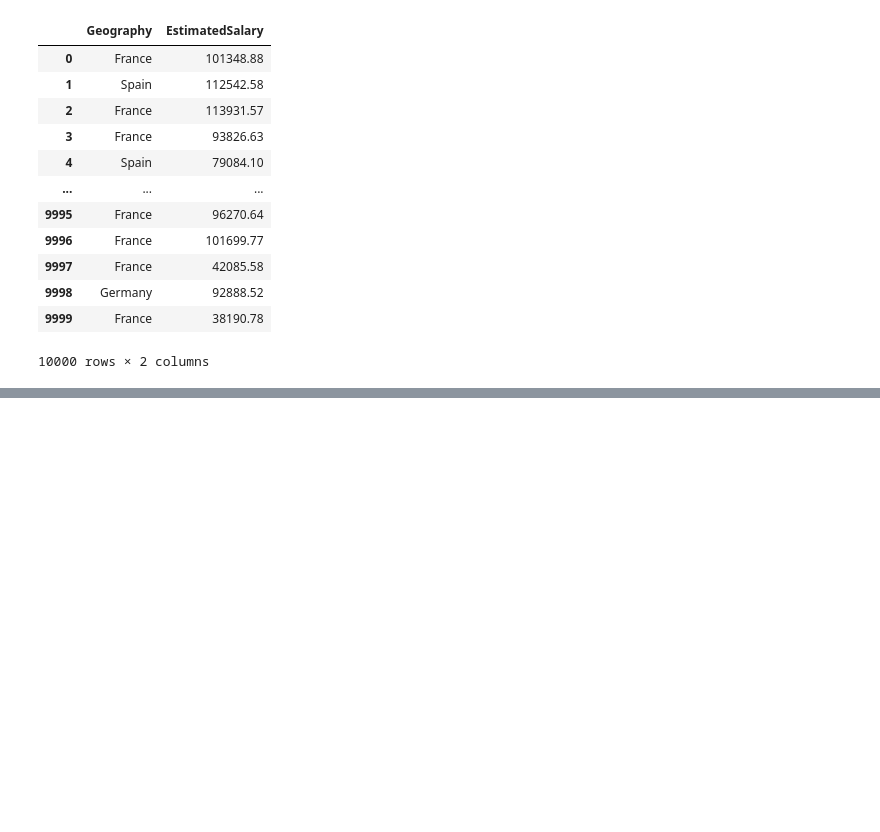
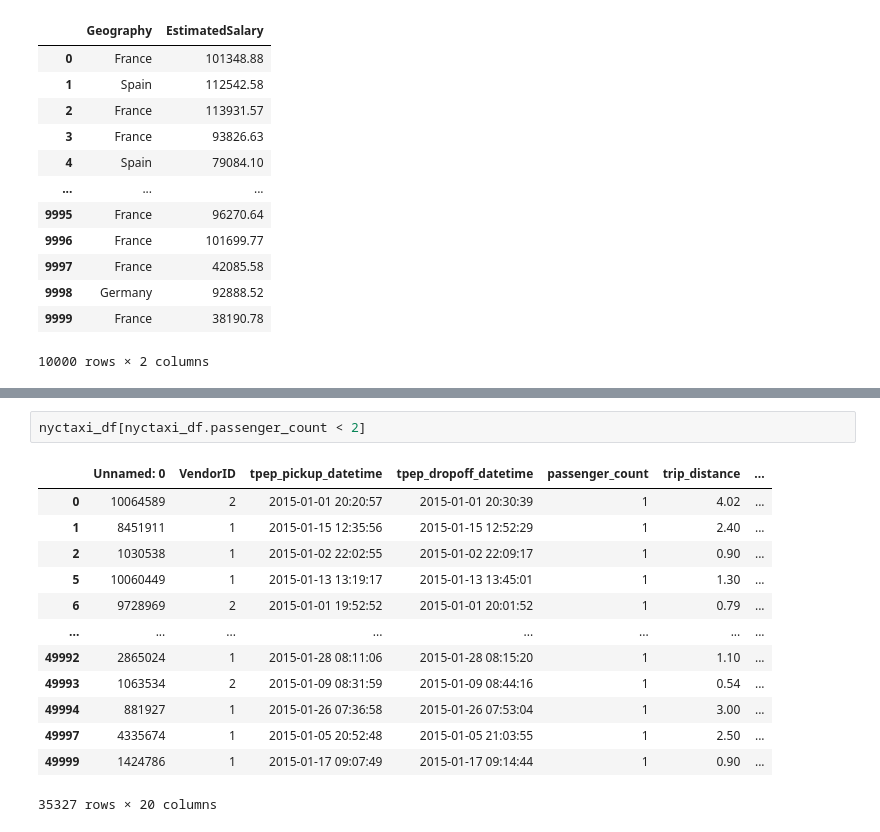
Before and after one commit to manishgurungxon/MachineLearningPy, a Jupyter notebook: MachineLearningDataFrameExportImportipynb.ipynb, the cells around one changed output, grey strips where cells are left out. Drawn from its saved outputs; the diff is of its cells as text; blank space fills up the shorter version.

```diff
--- a/MachineLearningDataFrameExportImportipynb.ipynb
+++ b/MachineLearningDataFrameExportImportipynb.ipynb
@@ -355,0 +409,16 @@ churn_df[['Geography','EstimatedSalary']]
+# %%
+nyctaxi_df[nyctaxi_df.passenger_count < 2]
+# %% [output]
+|  | Unnamed: 0 | VendorID | tpep_pickup_datetime | tpep_dropoff_datetime | passenger_count | trip_distance | ... |
+| 0 | 10064589 | 2 | 2015-01-01 20:20:57 | 2015-01-01 20:30:39 | 1 | 4.02 | ... |
+| 1 | 8451911 | 1 | 2015-01-15 12:35:56 | 2015-01-15 12:52:29 | 1 | 2.40 | ... |
+| 2 | 1030538 | 1 | 2015-01-02 22:02:55 | 2015-01-02 22:09:17 | 1 | 0.90 | ... |
+| 5 | 10060449 | 1 | 2015-01-13 13:19:17 | 2015-01-13 13:45:01 | 1 | 1.30 | ... |
+| 6 | 9728969 | 2 | 2015-01-01 19:52:52 | 2015-01-01 20:01:52 | 1 | 0.79 | ... |
+| ... | ... | ... | ... | ... | ... | ... | ... |
+| 49992 | 2865024 | 1 | 2015-01-28 08:11:06 | 2015-01-28 08:15:20 | 1 | 1.10 | ... |
+| 49993 | 1063534 | 2 | 2015-01-09 08:31:59 | 2015-01-09 08:44:16 | 1 | 0.54 | ... |
+| 49994 | 881927 | 1 | 2015-01-26 07:36:58 | 2015-01-26 07:53:04 | 1 | 3.00 | ... |
+| 49997 | 4335674 | 1 | 2015-01-05 20:52:48 | 2015-01-05 21:03:55 | 1 | 2.50 | ... |
+| 49999 | 1424786 | 1 | 2015-01-17 09:07:49 | 2015-01-17 09:14:44 | 1 | 0.90 | ... |
+35327 rows × 20 columns
```
Also changed, not shown: parts of 9 cells of this notebook.
